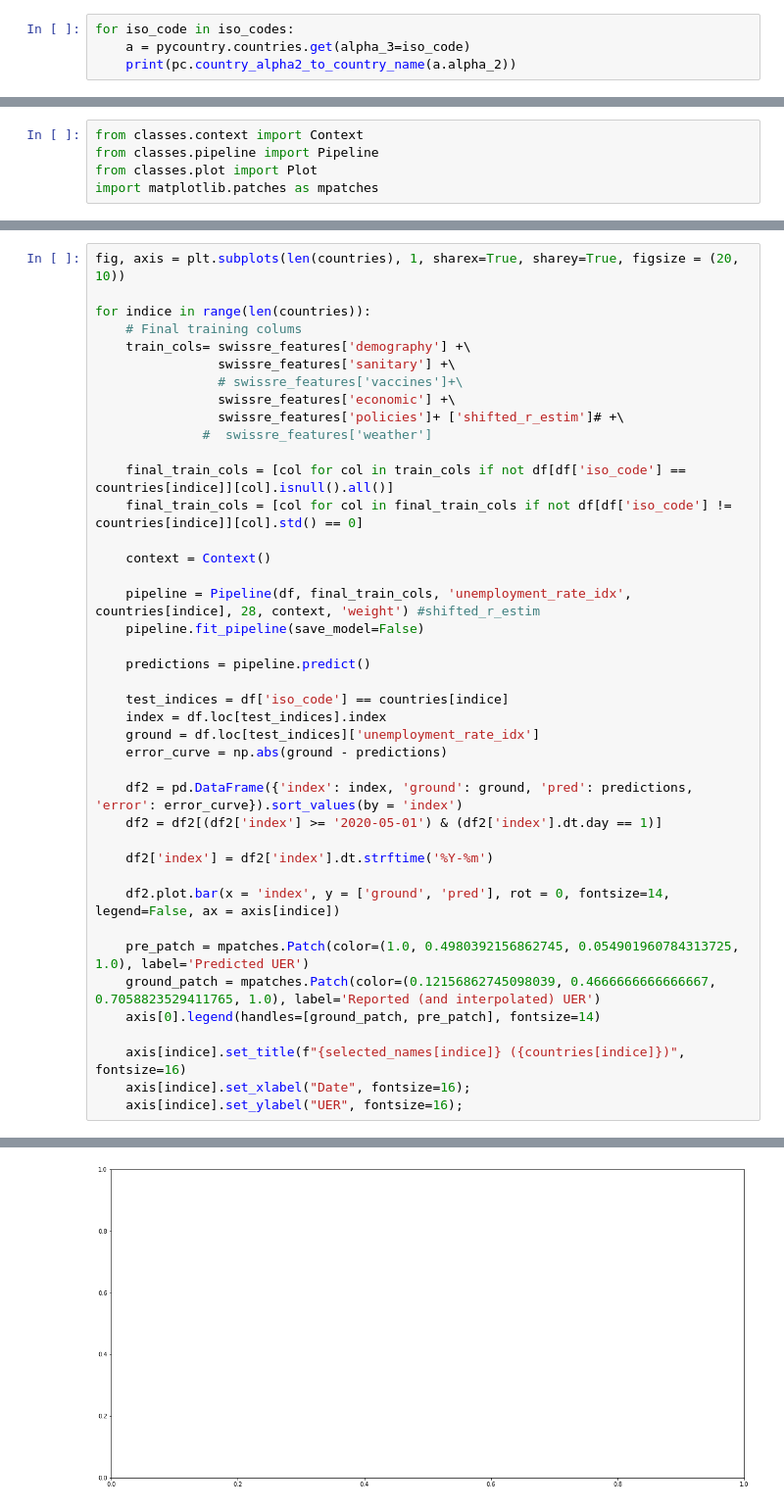
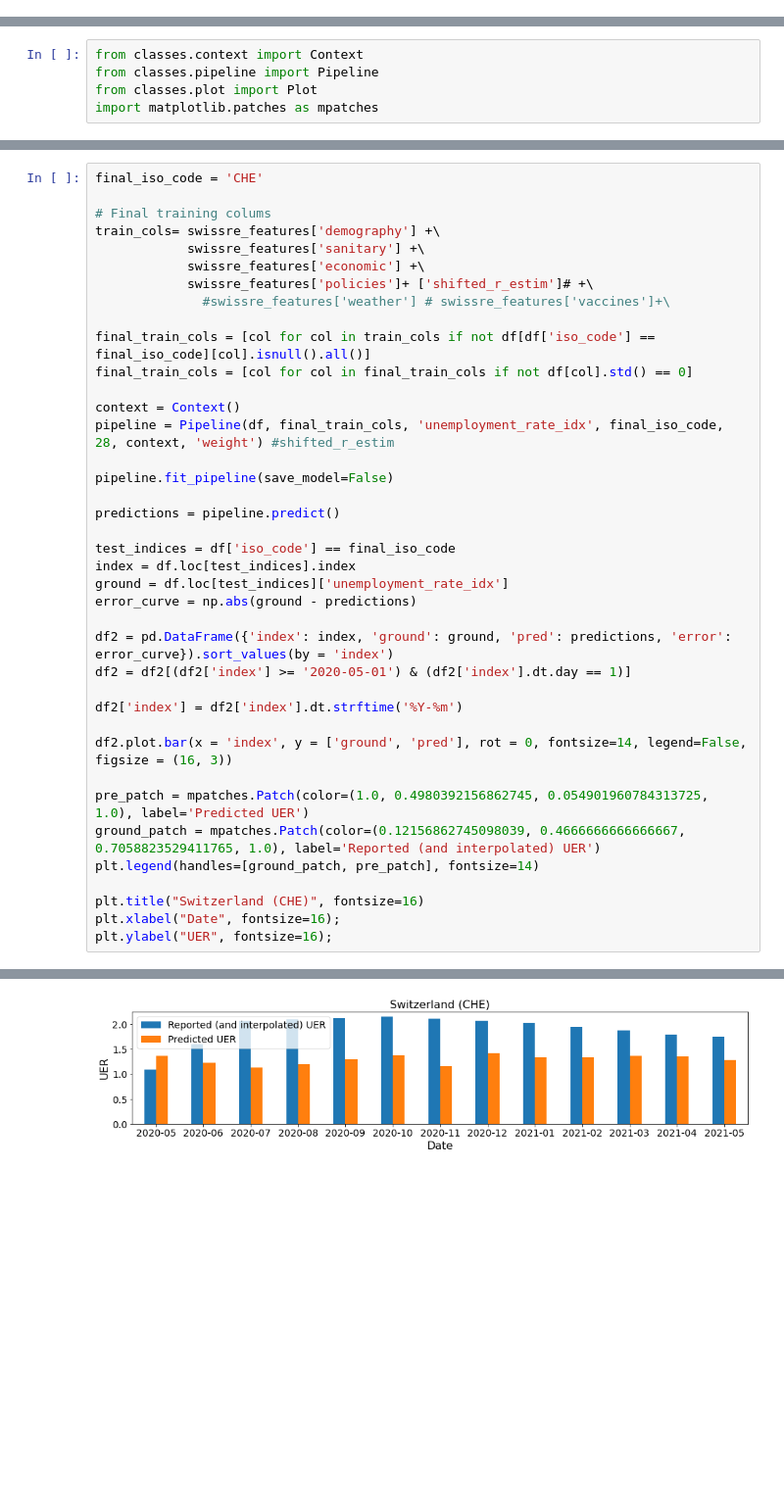
Before and after one commit to EPFLiGHT/What-If_model, a Jupyter notebook: swissre_economic.ipynb, the cells around one changed output, grey strips where cells are left out. Shown at 98% size. Saved outputs shown, nothing was run; the diff lists cells and outputs as text; blank space fills up the shorter version.

```diff
--- a/swissre_economic.ipynb
+++ b/swissre_economic.ipynb
@@ -21,4 +15,0 @@ data_swissre = data_swissre[data_swissre['iso_code'].isin(iso_codes)]
-# %%
-for iso_code in iso_codes:
-    a = pycountry.countries.get(alpha_3=iso_code)
-    print(pc.country_alpha2_to_country_name(a.alpha_2))
@@ -302,44 +105,42 @@ countries = ['CHE'] # , 'DNK', 'FRA'
 # %%
-fig, axis = plt.subplots(len(countries), 1, sharex=True, sharey=True, figsize = (20, 10))
+final_iso_code = 'CHE'
 
-for indice in range(len(countries)):
-    # Final training colums
-    train_cols= swissre_features['demography'] +\
-                swissre_features['sanitary'] +\
-                # swissre_features['vaccines']+\
-                swissre_features['economic'] +\
-                swissre_features['policies']+ ['shifted_r_estim']# +\
-              #  swissre_features['weather']
+# Final training colums
+train_cols= swissre_features['demography'] +\
+            swissre_features['sanitary'] +\
+            swissre_features['economic'] +\
+            swissre_features['policies']+ ['shifted_r_estim']# +\
+              #swissre_features['weather'] # swissre_features['vaccines']+\
 
-    final_train_cols = [col for col in train_cols if not df[df['iso_code'] == countries[indice]][col].isnull().all()]
-    final_train_cols = [col for col in final_train_cols if not df[df['iso_code'] != countries[indice]][col].std() == 0]
+final_train_cols = [col for col in train_cols if not df[df['iso_code'] == final_iso_code][col].isnull().all()]
+final_train_cols = [col for col in final_train_cols if not df[col].std() == 0]
 
-    context = Context()
+context = Context()
+pipeline = Pipeline(df, final_train_cols, 'unemployment_rate_idx', final_iso_code, 28, context, 'weight') #shifted_r_estim
 
-    pipeline = Pipeline(df, final_train_cols, 'unemployment_rate_idx', countries[indice], 28, context, 'weight') #shifted_r_estim
-    pipeline.fit_pipeline(save_model=False)
+pipeline.fit_pipeline(save_model=False)
 
-    predictions = pipeline.predict()
+predictions = pipeline.predict()
 
-    test_indices = df['iso_code'] == countries[indice]
-    index = df.loc[test_indices].index
-    ground = df.loc[test_indices]['unemployment_rate_idx']
-    error_curve = np.abs(ground - predictions)
+test_indices = df['iso_code'] == final_iso_code
+index = df.loc[test_indices].index
+ground = df.loc[test_indices]['unemployment_rate_idx']
+error_curve = np.abs(ground - predictions)
 
-    df2 = pd.DataFrame({'index': index, 'ground': ground, 'pred': predictions, 'error': error_curve}).sort_values(by = 'index')
-    df2 = df2[(df2['index'] >= '2020-05-01') & (df2['index'].dt.day == 1)]
+df2 = pd.DataFrame({'index': index, 'ground': ground, 'pred': predictions, 'error': error_curve}).sort_values(by = 'index')
+df2 = df2[(df2['index'] >= '2020-05-01') & (df2['index'].dt.day == 1)]
 
-    df2['index'] = df2['index'].dt.strftime('%Y-%m')
+df2['index'] = df2['index'].dt.strftime('%Y-%m')
 
-    df2.plot.bar(x = 'index', y = ['ground', 'pred'], rot = 0, fontsize=14, legend=False, ax = axis[indice])
+df2.plot.bar(x = 'index', y = ['ground', 'pred'], rot = 0, fontsize=14, legend=False, figsize = (16, 3))
 
-    pre_patch = mpatches.Patch(color=(1.0, 0.4980392156862745, 0.054901960784313725, 1.0), label='Predicted UER')
-    ground_patch = mpatches.Patch(color=(0.12156862745098039, 0.4666666666666667, 0.7058823529411765, 1.0), label='Reported (and interpolated) UER')
-    axis[0].legend(handles=[ground_patch, pre_patch], fontsize=14)
+pre_patch = mpatches.Patch(color=(1.0, 0.4980392156862745, 0.054901960784313725, 1.0), label='Predicted UER')
+ground_patch = mpatches.Patch(color=(0.12156862745098039, 0.4666666666666667, 0.7058823529411765, 1.0), label='Reported (and interpolated) UER')
+plt.legend(handles=[ground_patch, pre_patch], fontsize=14)
 
-    axis[indice].set_title(f"{selected_names[indice]} ({countries[indice]})", fontsize=16)
-    axis[indice].set_xlabel("Date", fontsize=16);
-    axis[indice].set_ylabel("UER", fontsize=16);
+plt.title("Switzerland (CHE)", fontsize=16)
+plt.xlabel("Date", fontsize=16);
+plt.ylabel("UER", fontsize=16);
 # %% [output]
 Global seed set to 42
 Global seed set to 42
@@ -369 +169 @@ TypeError: 'AxesSubplot' object is not subscriptable
-[figure, old version]
+[figure, new version]
```
Also changed, not shown: parts of 20 cells of this notebook, 17 other files.
